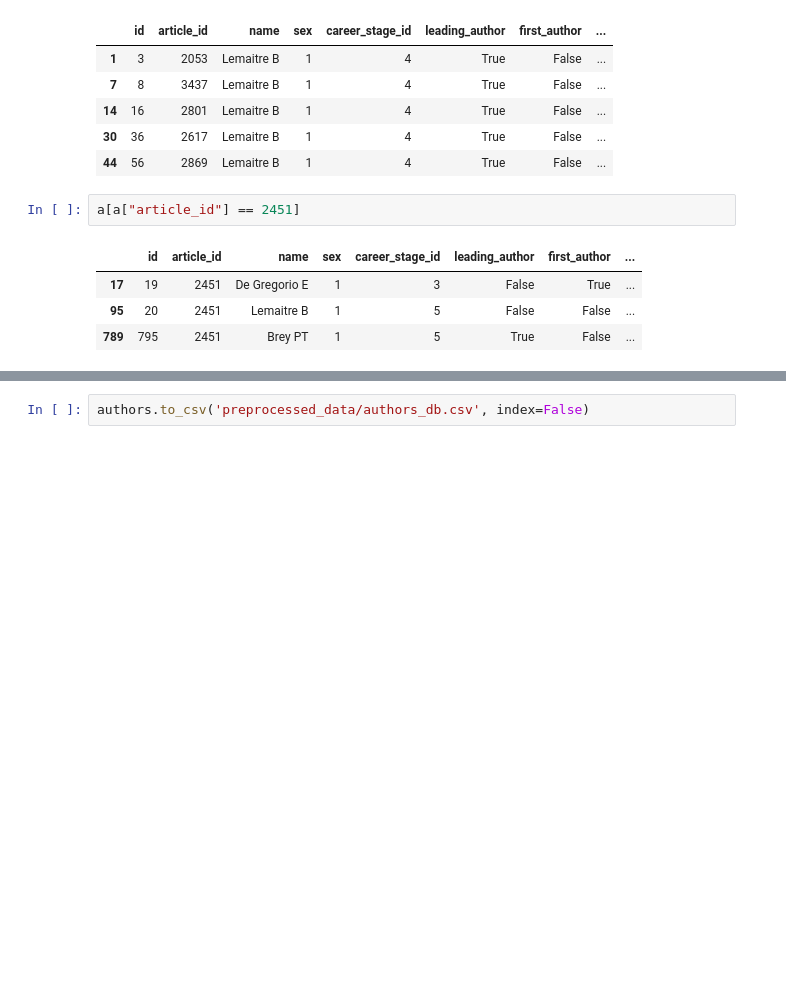
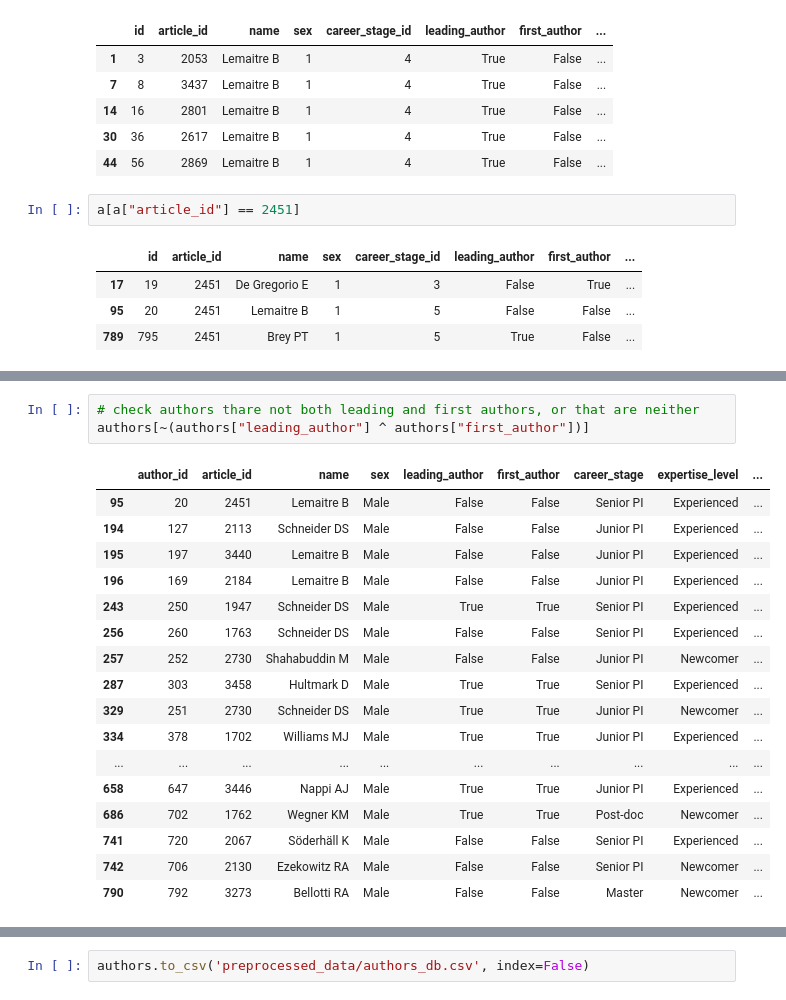
Before and after one commit to jcblemai/drosophila-reproducibility, a Jupyter notebook: preprocess.ipynb, the cells around one changed output, grey strips where cells are left out. Saved outputs shown, nothing was run; the diff lists cells and outputs as text; blank space fills up the shorter version.

```diff
--- a/preprocess.ipynb
+++ b/preprocess.ipynb
@@ -336,0 +348,21 @@ authors.sort_values(by=["article_id", "author_id", ])
+# %%
+# check authors thare not both leading and first authors, or that are neither
+authors[~(authors["leading_author"] ^ authors["first_author"])]
+# %% [output]
+|  | author_id | article_id | name | sex | leading_author | first_author | career_stage | expertise_level | ... |
+| 95 | 20 | 2451 | Lemaitre B | Male | False | False | Senior PI | Experienced | ... |
+| 194 | 127 | 2113 | Schneider DS | Male | False | False | Junior PI | Experienced | ... |
+| 195 | 197 | 3440 | Lemaitre B | Male | False | False | Junior PI | Experienced | ... |
+| 196 | 169 | 2184 | Lemaitre B | Male | False | False | Junior PI | Experienced | ... |
+| 243 | 250 | 1947 | Schneider DS | Male | True | True | Senior PI | Experienced | ... |
+| 256 | 260 | 1763 | Schneider DS | Male | False | False | Senior PI | Experienced | ... |
+| 257 | 252 | 2730 | Shahabuddin M | Male | False | False | Junior PI | Newcomer | ... |
+| 287 | 303 | 3458 | Hultmark D | Male | True | True | Senior PI | Experienced | ... |
+| 329 | 251 | 2730 | Schneider DS | Male | True | True | Junior PI | Newcomer | ... |
+| 334 | 378 | 1702 | Williams MJ | Male | True | True | Junior PI | Experienced | ... |
+| ... | ... | ... | ... | ... | ... | ... | ... | ... | ... |
+| 658 | 647 | 3446 | Nappi AJ | Male | True | True | Junior PI | Experienced | ... |
+| 686 | 702 | 1762 | Wegner KM | Male | True | True | Post-doc | Newcomer | ... |
+| 741 | 720 | 2067 | Söderhäll K | Male | False | False | Senior PI | Experienced | ... |
+| 742 | 706 | 2130 | Ezekowitz RA | Male | False | False | Senior PI | Newcomer | ... |
+| 790 | 792 | 3273 | Bellotti RA | Male | False | False | Master | Newcomer | ... |
```
Also changed, not shown: parts of 45 cells of this notebook, 1 other file.
